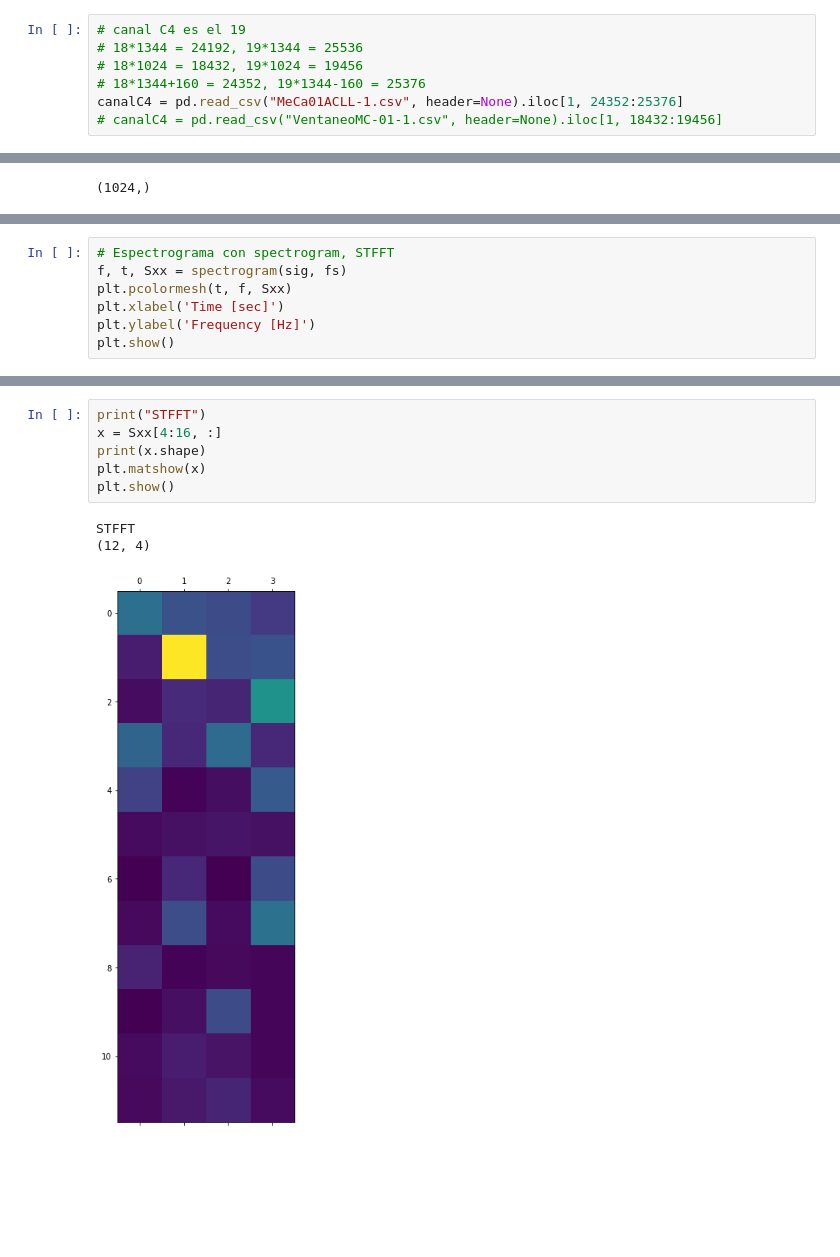
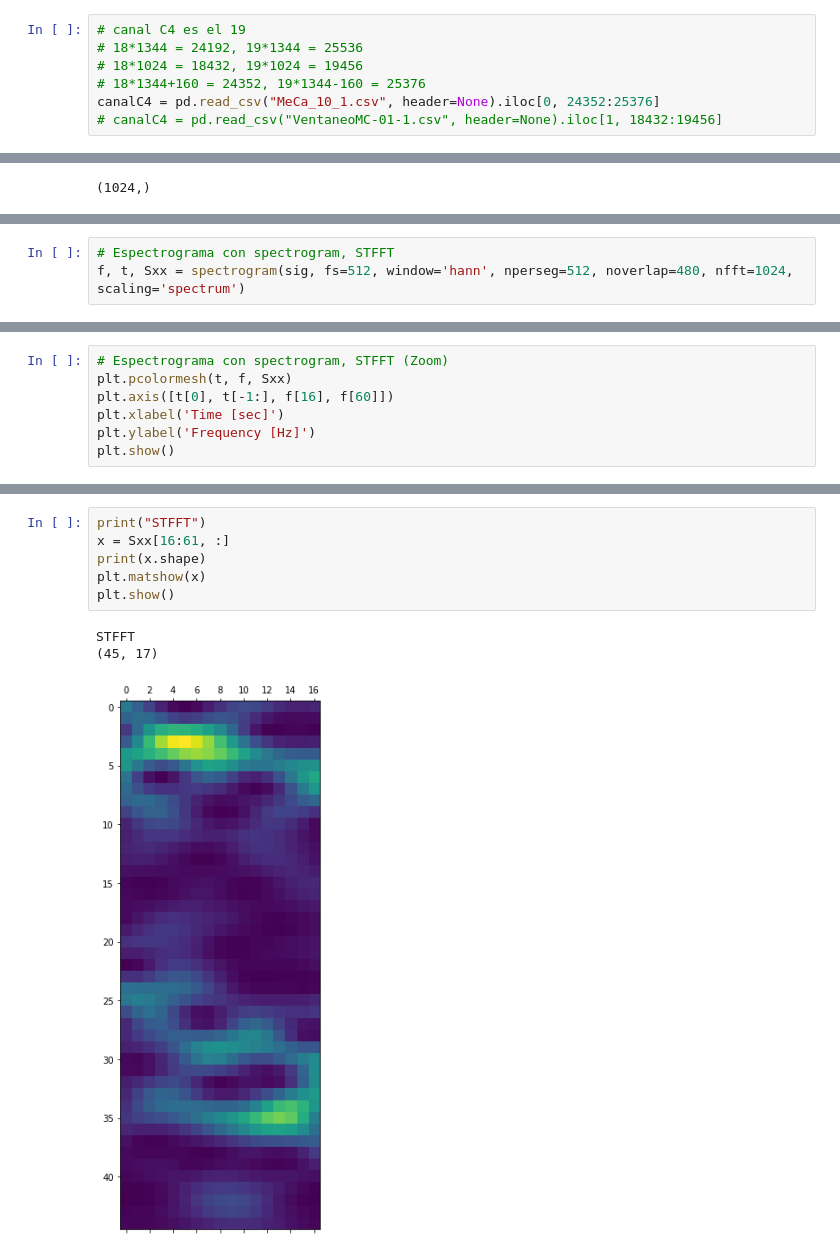
Before and after one commit to EdgarMoyete/Espectros, a Jupyter notebook: EspectroImgSTFTMeCa.ipynb, the cells around one changed output, grey strips where cells are left out. Cells and saved outputs as stored; diff of their text form; blank space fills up the shorter version.

```diff
--- a/EspectroImgSTFTMeCa.ipynb
+++ b/EspectroImgSTFTMeCa.ipynb
@@ -13,7 +13,7 @@ import cv2
 # 18*1344 = 24192, 19*1344 = 25536
 # 18*1024 = 18432, 19*1024 = 19456
 # 18*1344+160 = 24352, 19*1344-160 = 25376
-canalC4 = pd.read_csv("MeCa01ACLL-1.csv", header=None).iloc[1, 24352:25376]
+canalC4 = pd.read_csv("MeCa_10_1.csv", header=None).iloc[0, 24352:25376]
 # canalC4 = pd.read_csv("VentaneoMC-01-1.csv", header=None).iloc[1, 18432:19456]
 # %%
 canalC4.shape
@@ -36,0 +37,3 @@ plt.show()
+# %%
+# Espectrograma con spectrogram, STFFT
+f, t, Sxx = spectrogram(sig, fs=512, window='hann', nperseg=512, noverlap=480, nfft=1024, scaling='spectrum')
@@ -37,7 +47,7 @@ plt.show()
 # %%
-# Espectrograma con spectrogram, STFFT
-f, t, Sxx = spectrogram(sig, fs)
+# Espectrograma con spectrogram, STFFT (Zoom)
 plt.pcolormesh(t, f, Sxx)
+plt.axis([t[0], t[-1:], f[16], f[60]])
 plt.xlabel('Time [sec]')
 plt.ylabel('Frequency [Hz]')
 plt.show()
@@ -62,11 +66,11 @@ Valores de f:
 # %%
 print("STFFT")
-x = Sxx[4:16, :]
+x = Sxx[16:61, :]
 print(x.shape)
 plt.matshow(x)
 plt.show()
 # %% [output]
 STFFT
-(12, 4)
+(45, 17)
-[figure, old version]
+[figure, new version]
 # %%
```
Also changed, not shown: parts of 7 cells of this notebook, 1 other file.
